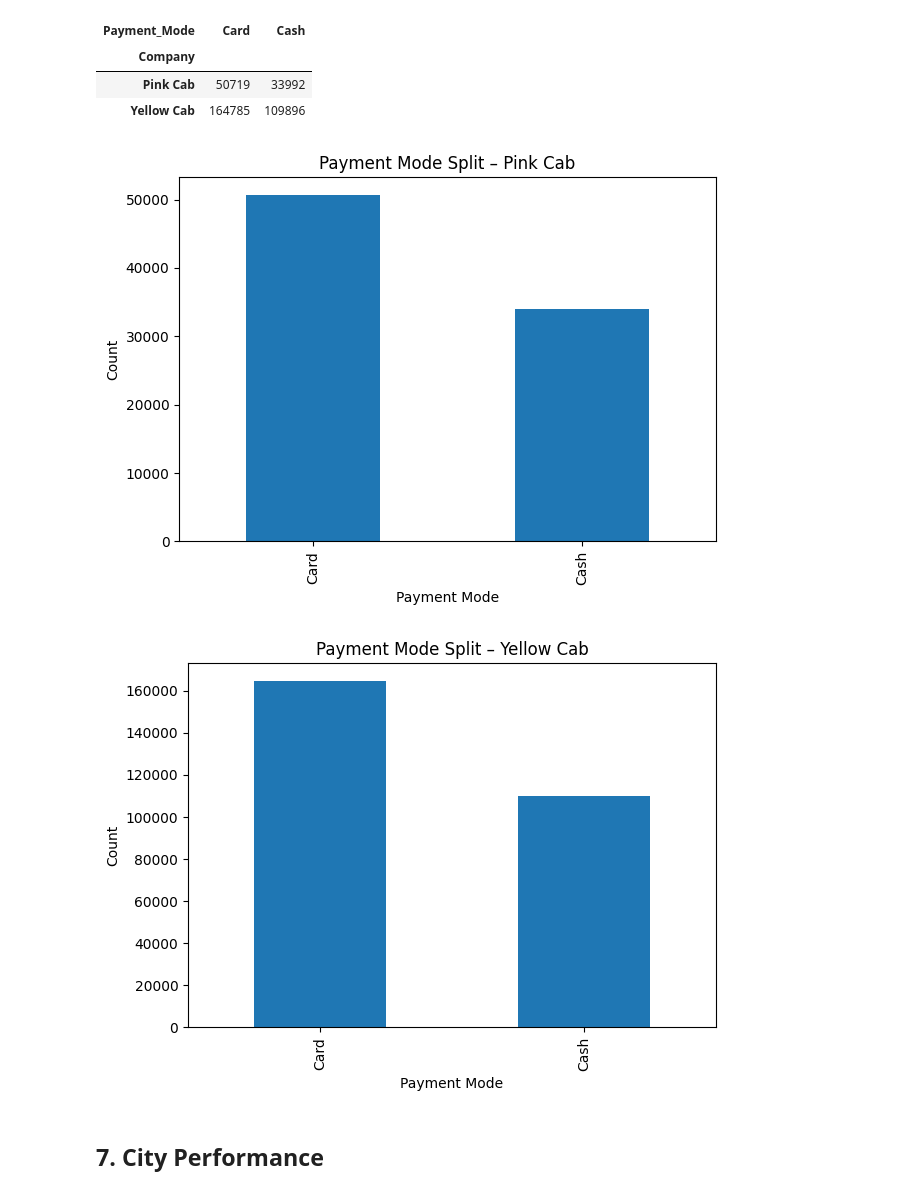
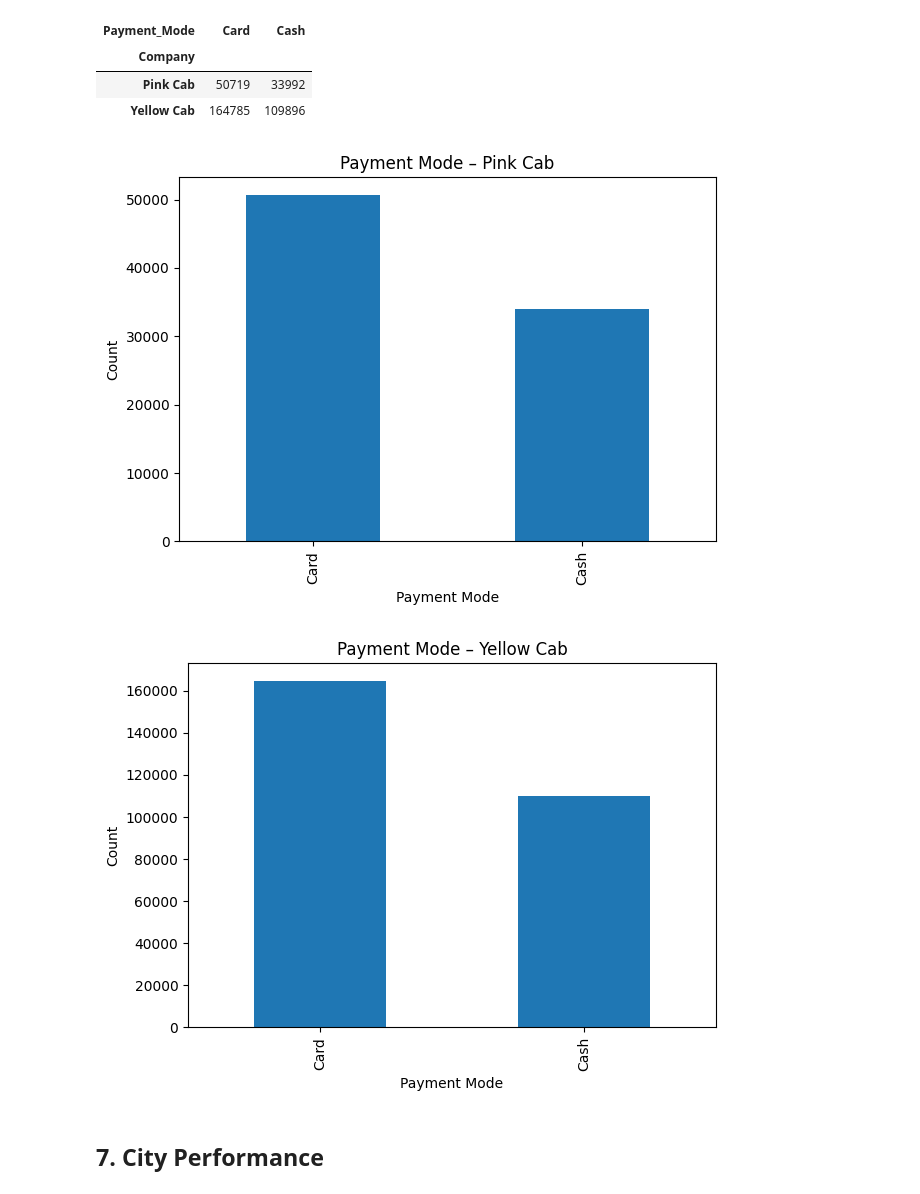
Before and after one commit to magdalena-ivanova-ds/Data-Glacier-Virtual-Internship, a Jupyter notebook: week2/XYZ_Cab_Industry_EDA.ipynb, the cells around one changed output. Saved outputs shown, nothing was run; the diff lists cells and outputs as text; code cells hidden in the pictures.

```diff
--- a/week2/XYZ_Cab_Industry_EDA.ipynb
+++ b/week2/XYZ_Cab_Industry_EDA.ipynb
@@ -196,12 +204,12 @@ display(pay)
 # %%
 for comp_name, df in master.groupby('Company'):
     plt.figure()
     df['Payment_Mode'].value_counts().plot(kind='bar')
-    plt.title(f'Payment Mode Split – {comp_name}')
+    plt.title(f'Payment Mode – {comp_name}')
     plt.xlabel('Payment Mode'); plt.ylabel('Count'); plt.tight_layout(); plt.show()
 # %% [output]
-[figure, old version]
+[figure, new version]
-[figure, old version]
+[figure, new version]
 # %% [markdown]
 ## 7. City Performance
 # %%
```
Also changed, not shown: parts of 16 cells of this notebook.
